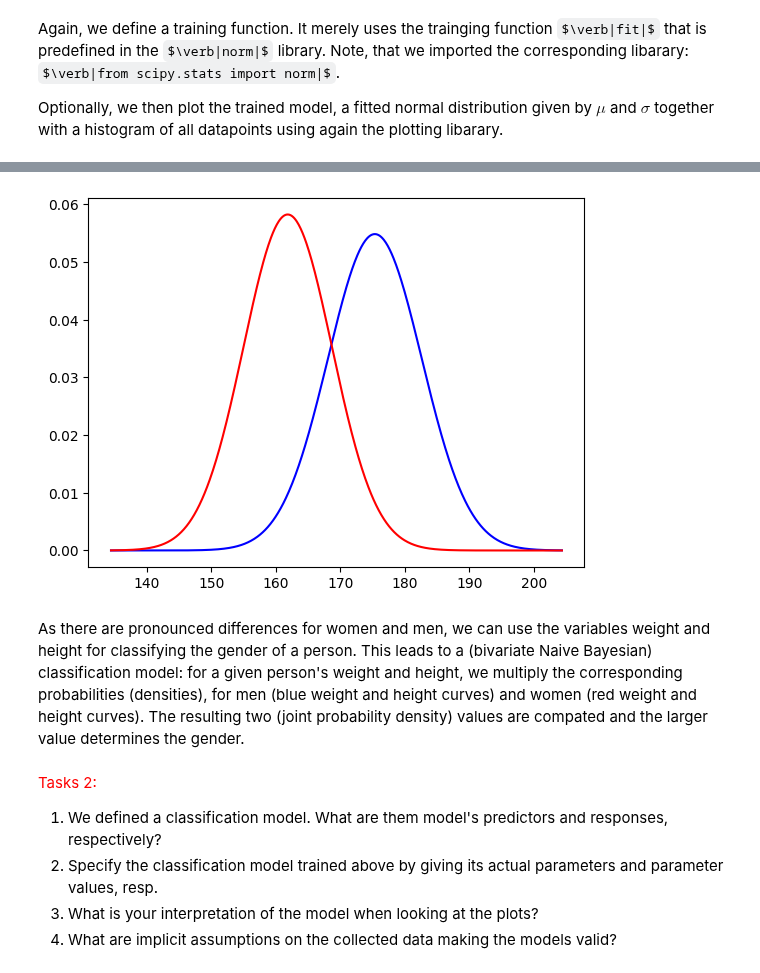
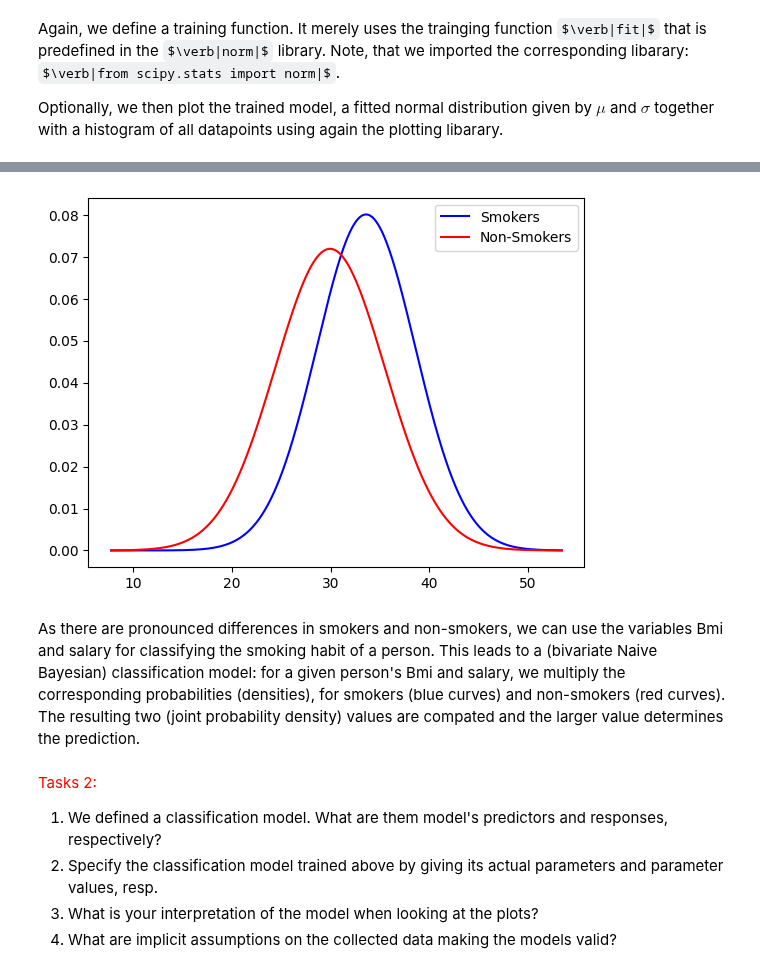
Before and after one commit to WelfLowe/ML4non-programmers, a Jupyter notebook: AI_Technology_Introduction_II.ipynb, the cells around one changed output, grey strips where cells are left out. Cells and saved outputs as stored; diff of their text form; code cells hidden in the pictures; some formulas as TeX source.

```diff
--- a/AI_Technology_Introduction_II.ipynb
+++ b/AI_Technology_Introduction_II.ipynb
@@ -222,9 +224,9 @@ plot_norm([mu_W_m,mu_W_f],[sigma_W_m,sigma_W_f], ['b','r'])
-# %%
-plot_norm([mu_H_m,mu_H_f],[sigma_H_m,sigma_H_f], ['b','r'])
-# %% [output]
-[figure, removed]
+# %%
+plot_norm([mu_Bmi_s,mu_Bmi_ns],[sigma_Bmi_s,sigma_Bmi_ns], ['b','r'], ['Smokers','Non-Smokers'])
+# %% [output]
+[figure, added]
 # %% [markdown]
-As there are pronounced differences for women and men, we can use the variables weight and height for classifying the gender of a person. This leads to a (bivariate Naive Bayesian) classification model: for a given person's weight and height, we multiply the corresponding probabilities (densities), for men (blue weight and height curves) and women (red weight and height curves). The resulting two (joint probability density) values are compated and the larger value determines the gender.
+As there are pronounced differences in smokers and non-smokers, we can use the variables Bmi and salary for classifying the smoking habit of a person. This leads to a (bivariate Naive Bayesian) classification model: for a given person's Bmi and salary, we multiply the corresponding probabilities (densities), for smokers (blue curves) and non-smokers (red curves). The resulting two (joint probability density) values are compated and the larger value determines the prediction.
 # %% [markdown]
 <font color='red'>Tasks 2:</font>
 1. We defined a classification model. What are them model's predictors and responses, respectively?
```
Also changed, not shown: parts of 14 cells of this notebook.
